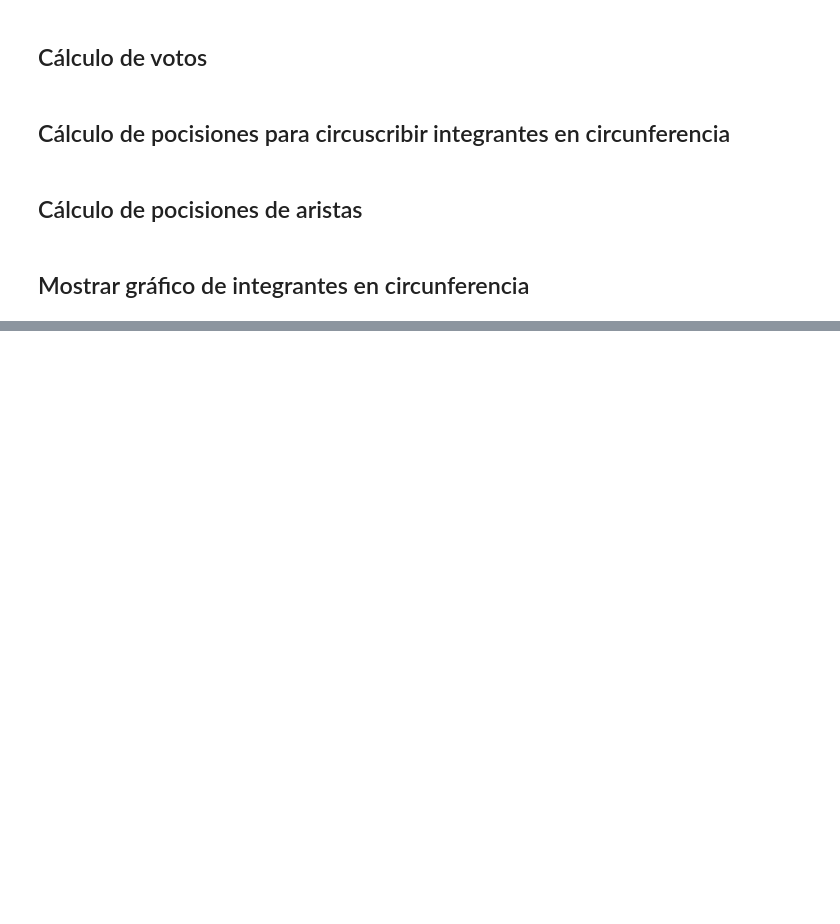
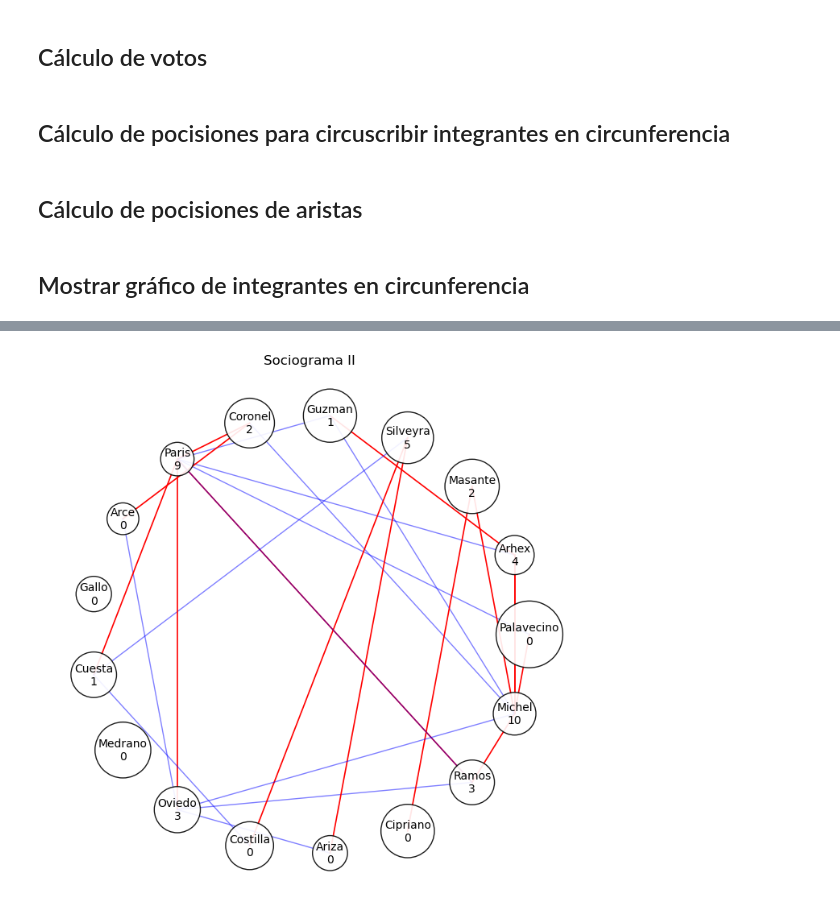
Before and after one commit to fedevirgolini/sociograma, a Jupyter notebook: sociograma.ipynb, the cells around one changed output, grey strips where cells are left out. Saved outputs shown, nothing was run; the diff lists cells and outputs as text; code cells hidden in the pictures; blank space fills up the shorter version.

```diff
--- a/sociograma.ipynb
+++ b/sociograma.ipynb
@@ -199,0 +228,5 @@ drawGraph(equipo, aristas_equipo_III)
+# %%
+# Sociograma Usuarios
+drawGraph(quintoP_nombres, aristas_quintoP_II, "Sociograma II")
+# %% [output]
+[figure, added]
```
Also changed, not shown: parts of 12 cells of this notebook.
